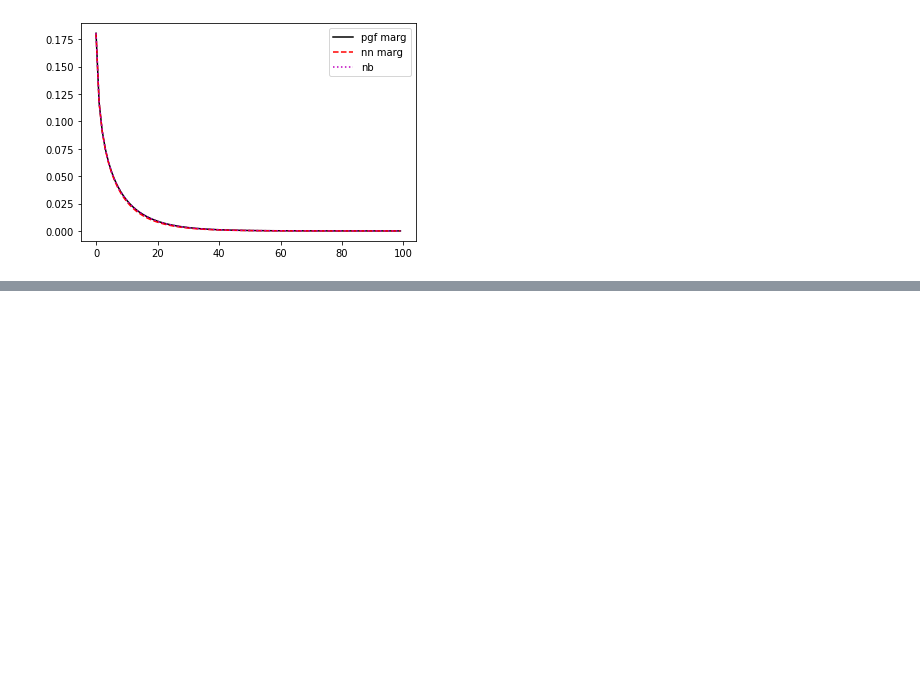
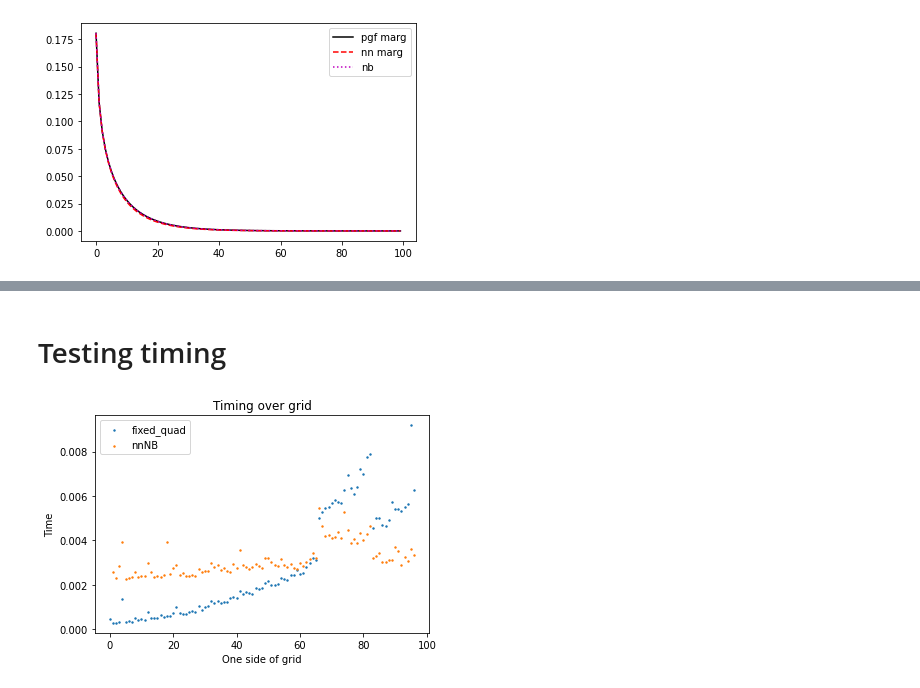
Before and after one commit to pachterlab/monod, a Jupyter notebook: nn_integration.ipynb, the cells around one changed output, grey strips where cells are left out. Cells and saved outputs as stored; diff of their text form; code cells hidden in the pictures; blank space fills up the shorter version.

```diff
--- a/nn_integration.ipynb
+++ b/nn_integration.ipynb
@@ -250,0 +194,2 @@ Text(0, 0.5, 'Mature')
+# %% [markdown]
+# Testing timing
@@ -250,0 +211,46 @@ Text(0, 0.5, 'Mature')
+# %%
+for i,lm in enumerate(limits):
+
+
+    # quad vec
+    t1 = time.time()
+    y_quadvec = model_qv.eval_model_pss(p,lm)
+    t2 = time.time()
+    quad_vec[i] = t2-t1
+
+    # fixed quad
+    t1 = time.time()
+    y_fq = model_fq.eval_model_pss(p,lm)
+    t2 = time.time()
+    fq[i] = t2-t1
+
+
+
+    # # nnNB NEW approximation
+    # t1 = time.time()
+    # y_nn = model_nn.eval_model_pss(p,lm)
+    # t2 = time.time()
+    # nn[i] = t2-t1
+
+        # nnNB NEW approximation
+    t1 = time.time()
+    y_nn = model_nn.eval_model_pss(p,lm)
+    t2 = time.time()
+    nn[i] = t2-t1
+# %%
+x = np.arange(len(limits))
+
+#plt.scatter(x,quad_vec,label='quad_vec',s=2)
+plt.scatter(x,fq,label='fixed_quad',s=2)
+# plt.scatter(x,nn_10,label='NN 10',s=2)
+plt.scatter(x[1:],nn[1:],label='nnNB',s=2)
+# plt.scatter(x,nn_GCCP,label='nnNB OLD',s=2)
+
+plt.ylabel('Time')
+plt.xlabel('One side of grid')
+plt.title('Timing over grid')
+# plt.xlim(0,100)
+# plt.ylim(0,0.02)
+plt.legend();
+# %% [output]
+[figure, added]
```
Also changed, not shown: parts of 27 cells of this notebook.
